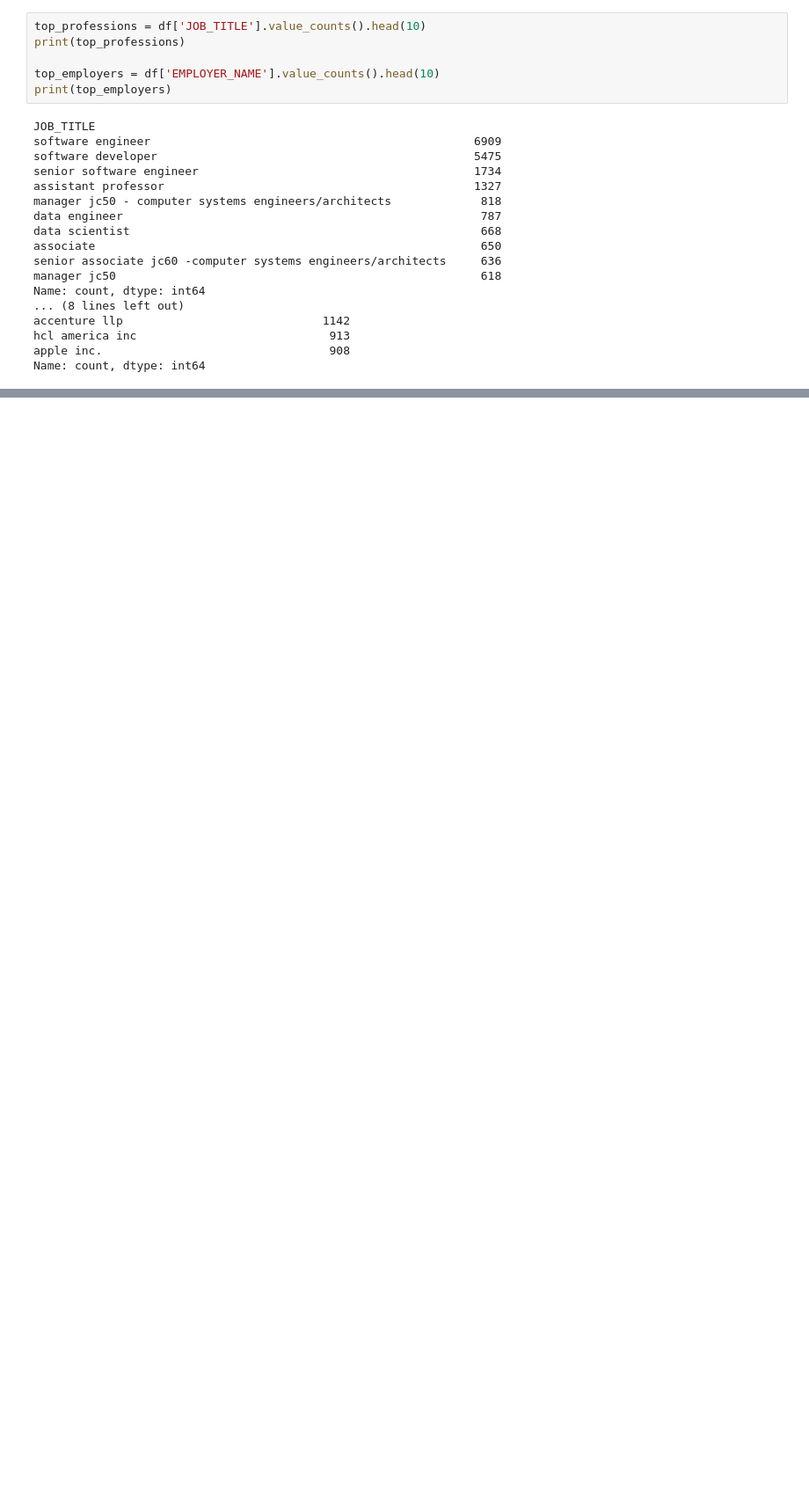
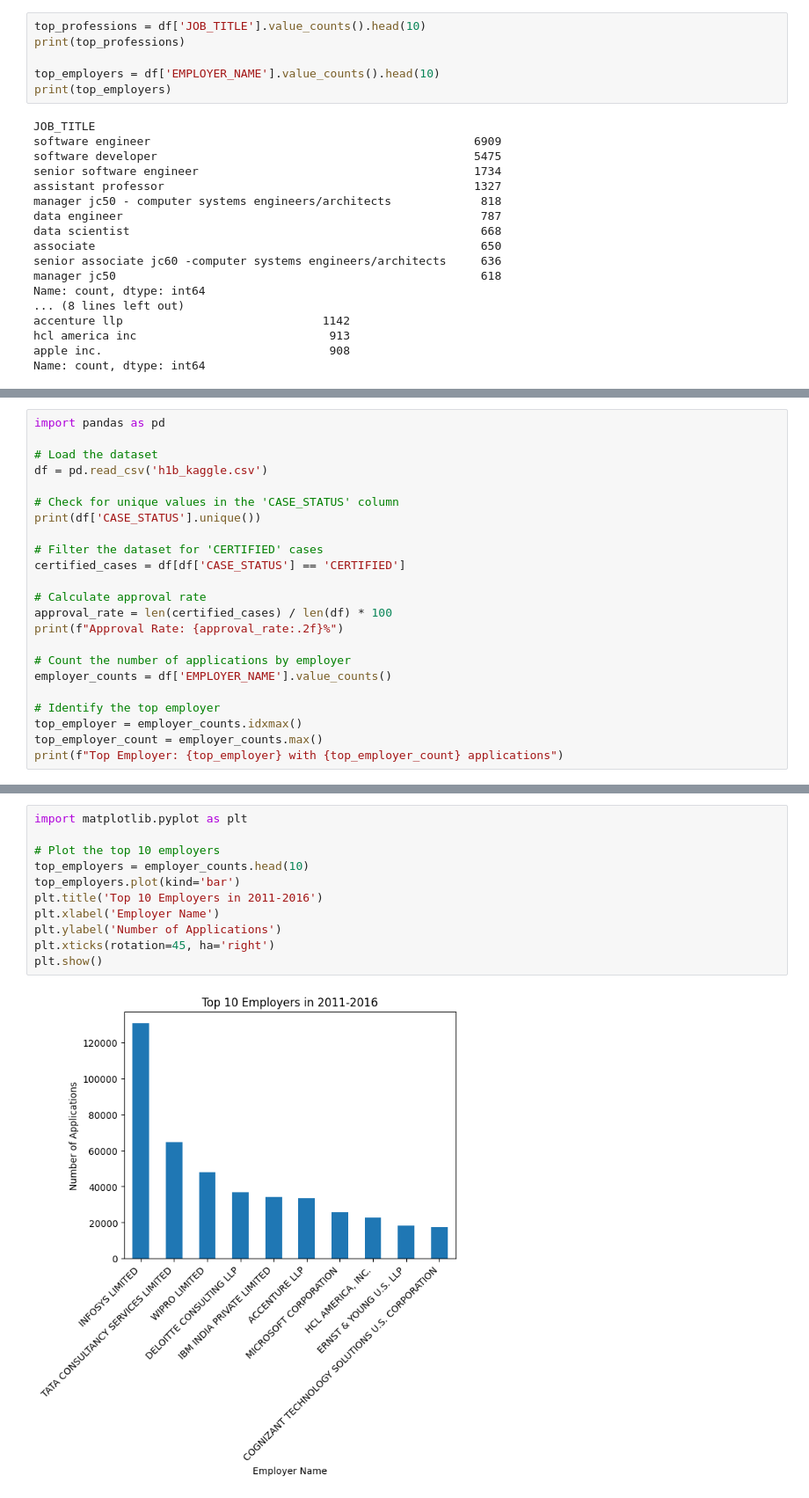
Before and after one commit to KartikThakkar1/Non-Immigrant-Visa-Analysis, a Jupyter notebook: h1b_curtis.ipynb, the cells around one changed output, grey strips where cells are left out. Shown at 88% size. Saved outputs shown, nothing was run; the diff lists cells and outputs as text; blank space fills up the shorter version.

```diff
--- a/h1b_curtis.ipynb
+++ b/h1b_curtis.ipynb
@@ -184,0 +216,23 @@ plt.show()
+# %%
+import pandas as pd
+
+# Load the dataset
+df = pd.read_csv('h1b_kaggle.csv')
+
+# Check for unique values in the 'CASE_STATUS' column
+print(df['CASE_STATUS'].unique())
+
+# Filter the dataset for 'CERTIFIED' cases
+certified_cases = df[df['CASE_STATUS'] == 'CERTIFIED']
+
+# Calculate approval rate
+approval_rate = len(certified_cases) / len(df) * 100
+print(f"Approval Rate: {approval_rate:.2f}%")
+
+# Count the number of applications by employer
+employer_counts = df['EMPLOYER_NAME'].value_counts()
+
+# Identify the top employer
+top_employer = employer_counts.idxmax()
+top_employer_count = employer_counts.max()
+print(f"Top Employer: {top_employer} with {top_employer_count} applications")
@@ -184,0 +244,13 @@ plt.show()
+# %%
+import matplotlib.pyplot as plt
+
+# Plot the top 10 employers
+top_employers = employer_counts.head(10)
+top_employers.plot(kind='bar')
+plt.title('Top 10 Employers in 2011-2016')
+plt.xlabel('Employer Name')
+plt.ylabel('Number of Applications')
+plt.xticks(rotation=45, ha='right')
+plt.show()
+# %% [output]
+[figure, added]
```
Also changed, not shown: parts of 7 cells of this notebook, 5 other files.
